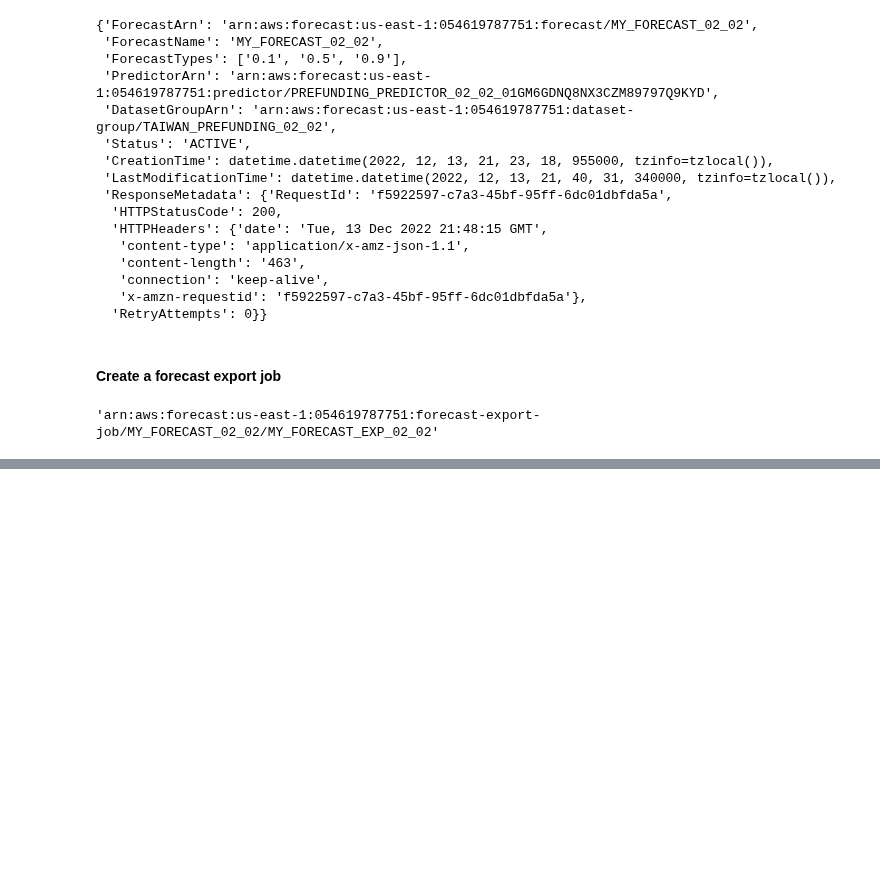
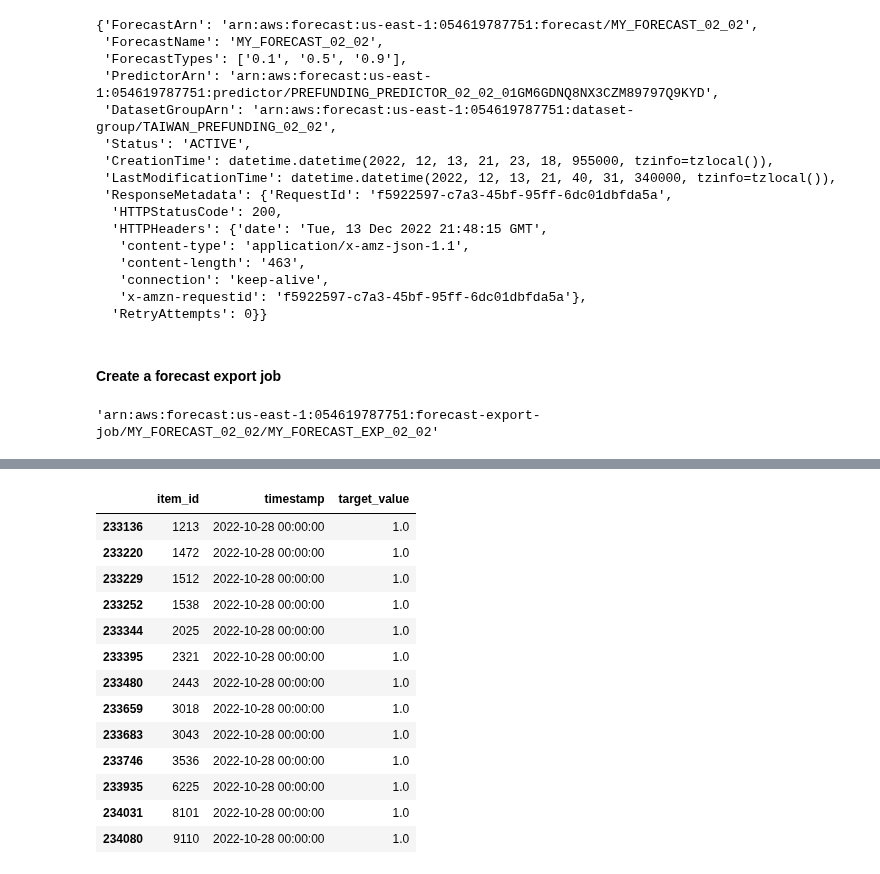
Before and after one commit to calebmcook/udacity-aws-machine-learning-nanodegree-capstone, a Jupyter notebook: 02-Forecasting.ipynb, the cells around one changed output, grey strips where cells are left out. Saved outputs shown, nothing was run; the diff lists cells and outputs as text; code cells hidden in the pictures; blank space fills up the shorter version.

```diff
--- a/02-Forecasting.ipynb
+++ b/02-Forecasting.ipynb
@@ -1560,0 +1569,17 @@ download: s3://forecast-exp-1111/my_forecast_exp02/MY_FORECAST_EXP_02_2022-12-13
+# %%
+act_1028
+# %% [output]
+|  | item_id | timestamp | target_value |
+| 233136 | 1213 | 2022-10-28 00:00:00 | 1.0 |
+| 233220 | 1472 | 2022-10-28 00:00:00 | 1.0 |
+| 233229 | 1512 | 2022-10-28 00:00:00 | 1.0 |
+| 233252 | 1538 | 2022-10-28 00:00:00 | 1.0 |
+| 233344 | 2025 | 2022-10-28 00:00:00 | 1.0 |
+| 233395 | 2321 | 2022-10-28 00:00:00 | 1.0 |
+| 233480 | 2443 | 2022-10-28 00:00:00 | 1.0 |
+| 233659 | 3018 | 2022-10-28 00:00:00 | 1.0 |
+| 233683 | 3043 | 2022-10-28 00:00:00 | 1.0 |
+| 233746 | 3536 | 2022-10-28 00:00:00 | 1.0 |
+| 233935 | 6225 | 2022-10-28 00:00:00 | 1.0 |
+| 234031 | 8101 | 2022-10-28 00:00:00 | 1.0 |
+| 234080 | 9110 | 2022-10-28 00:00:00 | 1.0 |
```
Also changed, not shown: parts of 7 cells of this notebook, 6 other files.
